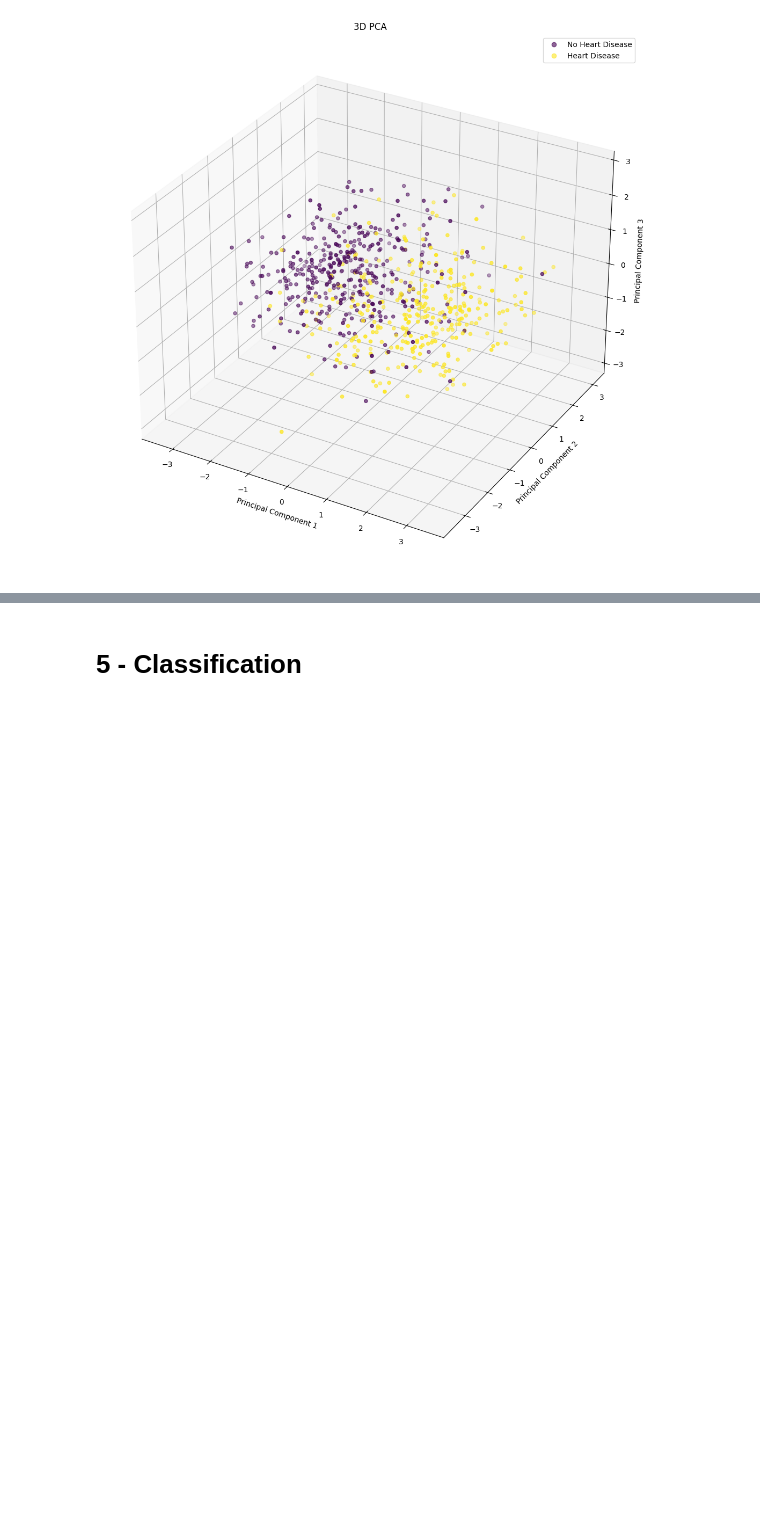
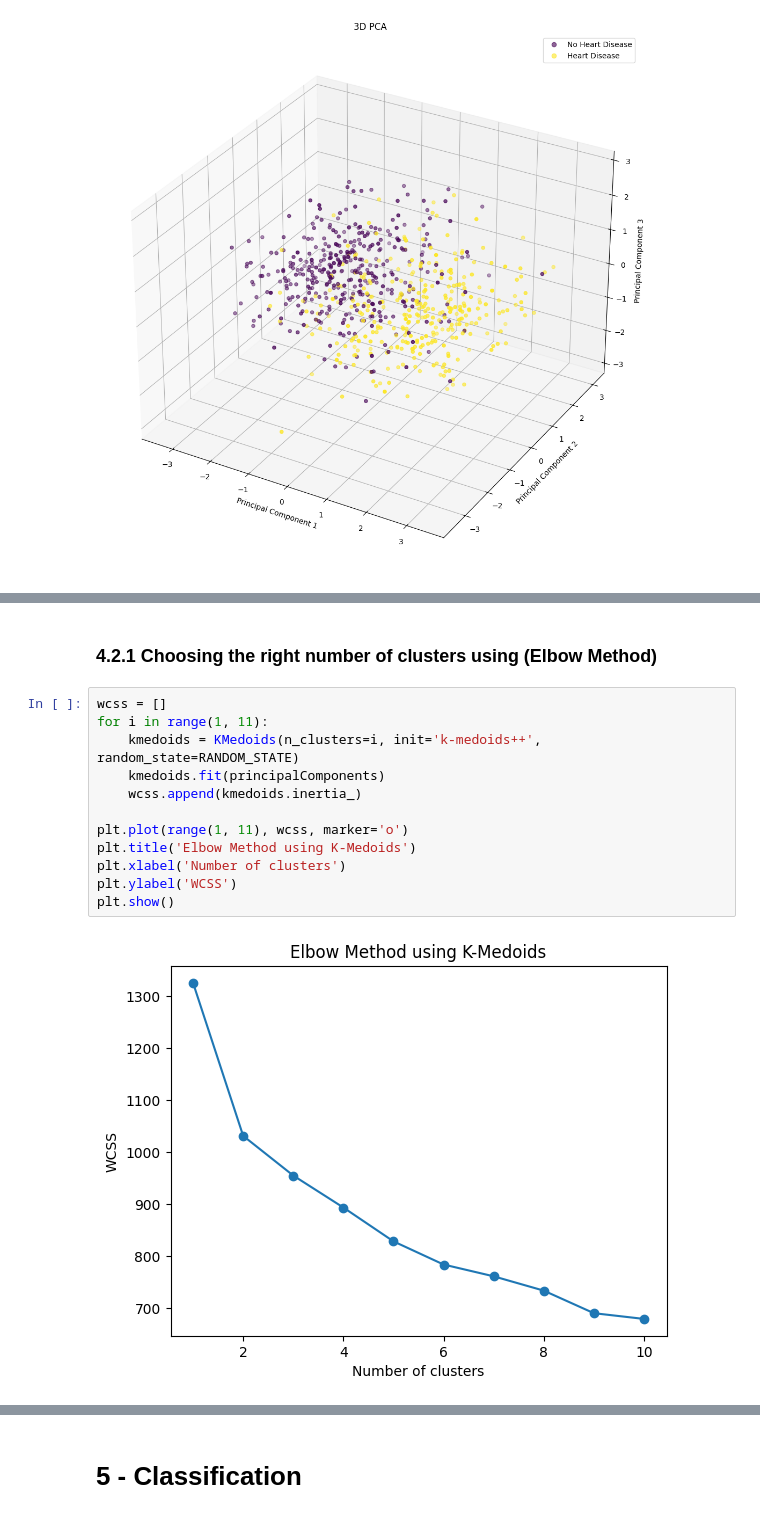
Before and after one commit to hosain-ghoraba/Heart-Disease-detection, a Jupyter notebook: Heart_Failure_Prediction.ipynb, the cells around one changed output, grey strips where cells are left out. Drawn from its saved outputs; the diff is of its cells as text; blank space fills up the shorter version.

```diff
--- a/Heart_Failure_Prediction.ipynb
+++ b/Heart_Failure_Prediction.ipynb
@@ -515,0 +491,16 @@ clusters_plot.show()
+# %% [markdown]
+<h3> 4.2.1 Choosing the right number of clusters using (Elbow Method) </h3>
+# %%
+wcss = []
+for i in range(1, 11):
+    kmedoids = KMedoids(n_clusters=i, init='k-medoids++', random_state=RANDOM_STATE)
+    kmedoids.fit(principalComponents)
+    wcss.append(kmedoids.inertia_)
+
+plt.plot(range(1, 11), wcss, marker='o')
+plt.title('Elbow Method using K-Medoids')
+plt.xlabel('Number of clusters')
+plt.ylabel('WCSS')
+plt.show()
+# %% [output]
+[figure, added]
```
Also changed, not shown: parts of 24 cells of this notebook.
